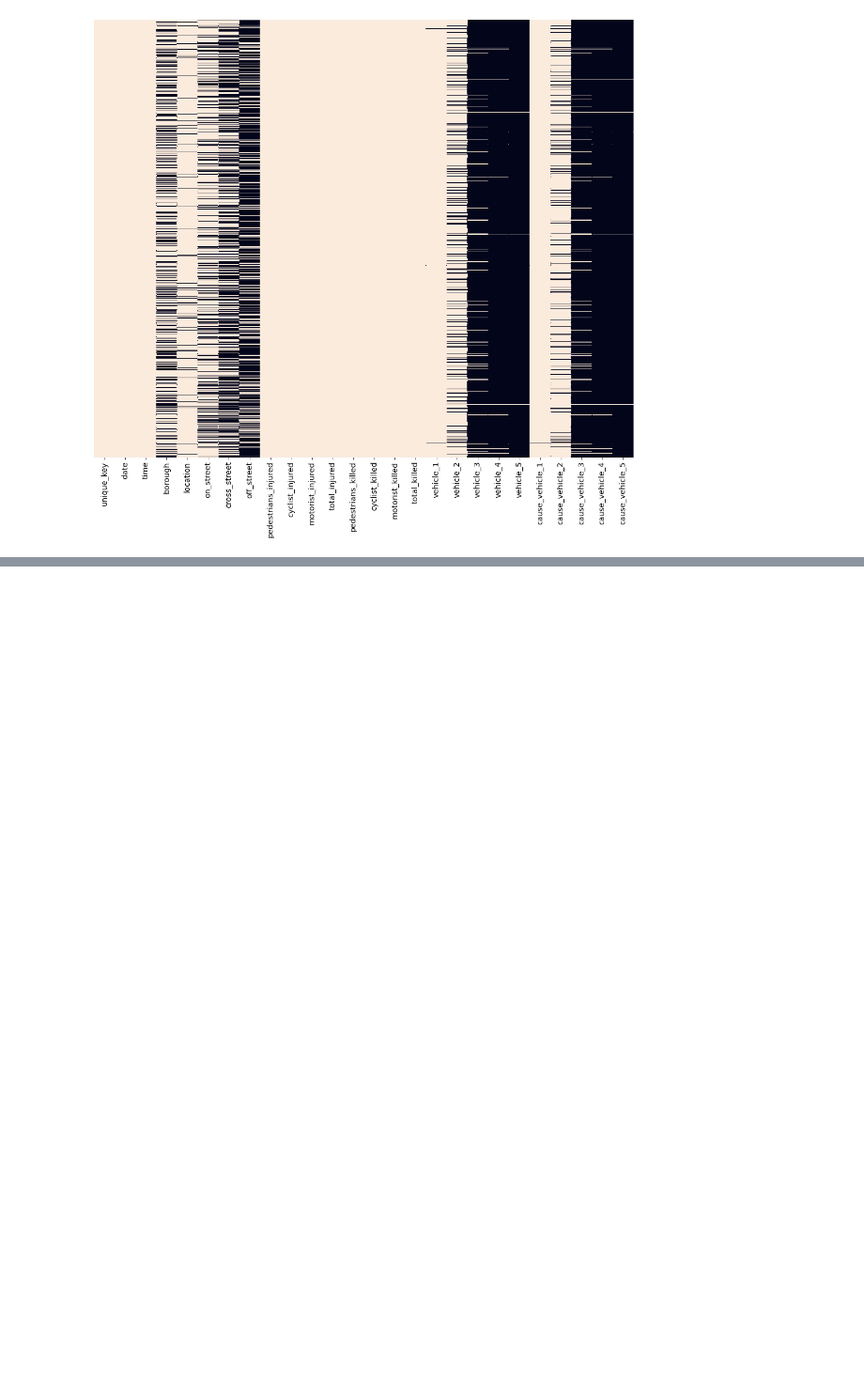
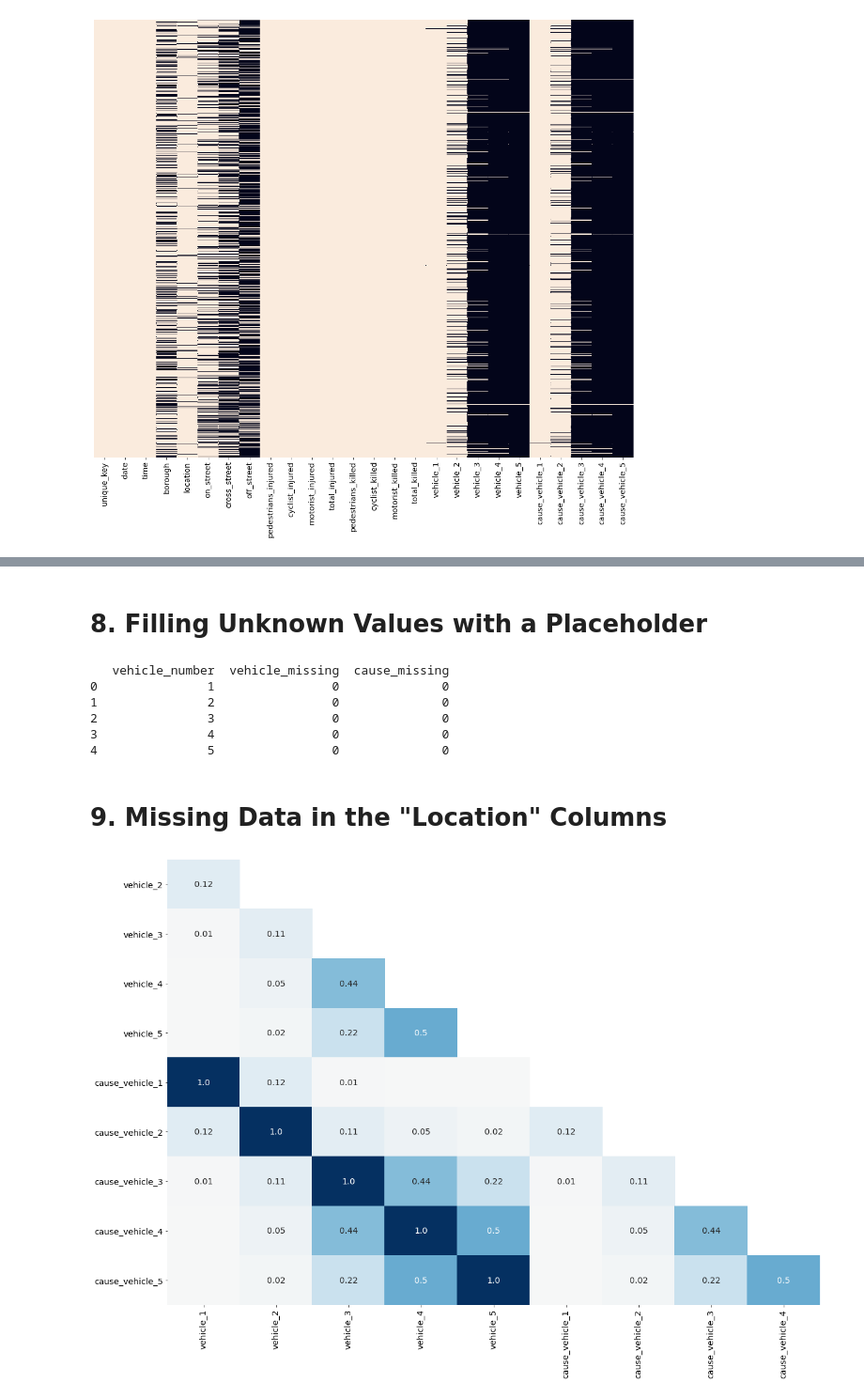
Before and after one commit to AsirShahid/Data-Scientist-in-Python-DataQuest, a Jupyter notebook: Data Cleaning/Data Cleaning in Python: Advanced/Working with Missing Data/Working with Missing Data.ipynb, the cells around one changed output, grey strips where cells are left out. Shown: that part at 94% size. Drawn from its saved outputs; the diff is of its cells as text; code cells hidden in the pictures; blank space fills up the shorter version.

Commit message:
Finished Data Cleaning in Python: Advanced

```diff
--- a/Data Cleaning/Data Cleaning in Python: Advanced/Working with Missing Data/Working with Missing Data.ipynb
+++ b/Data Cleaning/Data Cleaning in Python: Advanced/Working with Missing Data/Working with Missing Data.ipynb
@@ -129,0 +182,47 @@ vehicles=[col for col in mvc.columns if "vehicle" in col]
+# %% [markdown]
+# 8. Filling Unknown Values with a Placeholder
+# %%
+def summarize_missing():
+    v_missing_data = []
+
+    for v in range(1,6):
+        v_col = 'vehicle_{}'.format(v)
+        c_col = 'cause_vehicle_{}'.format(v)
+
+        v_missing = (mvc[v_col].isnull() & mvc[c_col].notnull()).sum()
+        c_missing = (mvc[c_col].isnull() & mvc[v_col].notnull()).sum()
+
+        v_missing_data.append([v, v_missing, c_missing])
+
+    col_labels = columns=["vehicle_number", "vehicle_missing", "cause_missing"]
+    return pd.DataFrame(v_missing_data, columns=col_labels)
+
+summary_before = summarize_missing()
+
+for v in range(1,6):
+    v_col = 'vehicle_{}'.format(v)
+    c_col = 'cause_vehicle_{}'.format(v)
+
+    v_missing=(mvc[v_col].isnull() & mvc[c_col].notnull())
+    c_missing=(mvc[c_col].isnull() & mvc[v_col].notnull())
+
+    mvc[v_col]=mvc[v_col].mask(v_missing, "Unspecified")
+    mvc[c_col]=mvc[c_col].mask(c_missing, "Unspecified")
+
+summary_after=summarize_missing()
+
+print(summary_after)
+# %% [output]
+   vehicle_number  vehicle_missing  cause_missing
+0               1                0              0
+1               2                0              0
+2               3                0              0
+3               4                0              0
+4               5                0              0
+# %% [markdown]
+# 9. Missing Data in the "Location" Columns
+# %%
+veh_cols = [c for c in mvc.columns if 'vehicle' in c]
+plot_null_correlations(mvc[veh_cols])
+# %% [output]
+[figure, added]
```
Also changed, not shown: parts of 13 cells of this notebook.
